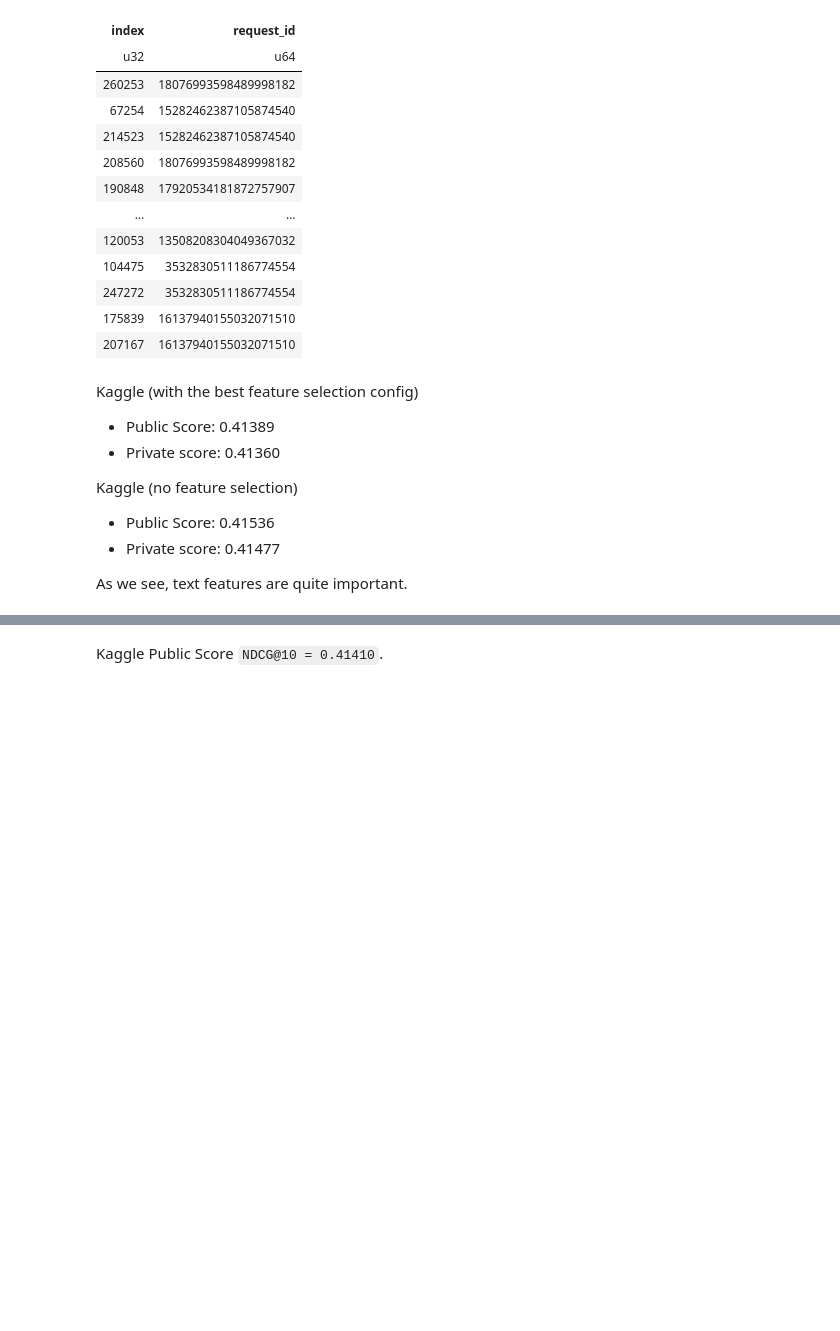
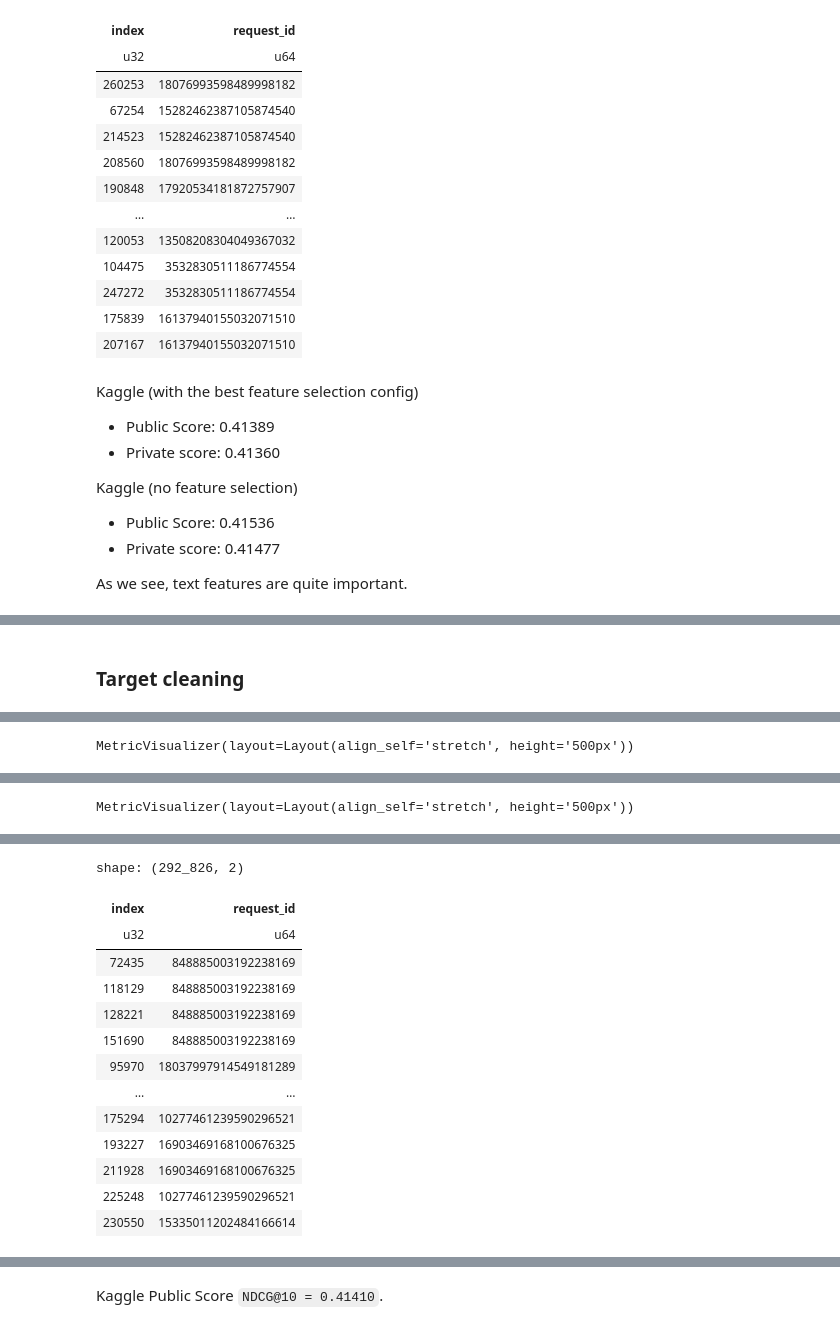
Before and after one commit to almayor/lavka-rs-contest, a Jupyter notebook: full_experiment.ipynb, the cells around one changed output, grey strips where cells are left out. Cells and saved outputs as stored; diff of their text form; code cells hidden in the pictures; blank space fills up the shorter version.

```diff
--- a/full_experiment.ipynb
+++ b/full_experiment.ipynb
@@ -678,0 +870,64 @@ Kaggle Public Score `NDCG@10 = 0.41441`.
+# %% [markdown]
+### Target cleaning
+# %%
+config = (Config.load('default_config.yaml')
+    .set('target', 'Weighted')
+    .set('target.cleaning.enabled', True)
+    .set('feature_selector.enabled', False)
+    # .set('feature_selector.correlation_threshold', 0.9)
+    .set('model.type', 'catboost_ranker')
+    .set('model.config.catboost_ranker.loss_function', 'YetiRankPairwise')
+    .set('model.config.catboost_ranker.eval_metric', 'NDCG:top=10')
+    .set('model.config.catboost_ranker.task_type', 'GPU')
+    .set('model.config.catboost_ranker.early_stopping_rounds', 50)
+    .set('model.config.catboost_ranker.learning_rate', 0.1)
+    .set('model.config.catboost_ranker.random_strength', 50)
+    .set('model.config.catboost_ranker.iterations', 500)
+    .set('model.config.catboost_ranker.score_function', "Cosine")
+    .set('feature_generators', [
+        "time_windows",
+        "random_noise",
+        "source_type",
+        "count_purchase_user_product",
+        "count_purchase_user_store",
+        "count_purchase_user_category",
+        "recency_user_product",
+        "recency_user_store",
+        "user_stats",
+        "product_stats",
+        "store_stats",
+        "city_stats",
+        "product_temporal_patterns",
+        "category_temporal_patterns",
+        "time_features_cycl_v2",
+        # "session_features_v2",
+        "frequency_features",
+        "product_popularity_trend",
+        "category_popularity_trend",
+        "cross_features",
+        "user_segments",
+        "russian_holiday",
+        "memory-based-cf",       # Collaborative filtering
+        "npmi-cf",               # Collaborative filtering
+        "puresvd-cf",            # Collaborative filtering
+        "svd-cf" ,               # Collaborative filtering
+        "bpr-popular",           # Implicit item2item
+        "product_embeddings",    # NLP feature
+        "category_embeddings",   # NLP feature
+        #  "user_product_similarity" # Weighted similarity between user history and product
+        "text_similarity_cluster", # Product clusters based on text similarity
+        "text_diversity_features", # How different a product is from user's history
+    ])
+)
+
+ranker_nosessfeats_cleantargets_experiment = Experiment("catboost_ranker_nosessfeats_cleantargets", config)
+ranker_nosessfeats_cleantargets_experiment.setup()
+
+ranker_results = ranker_nosessfeats_cleantargets_experiment.run()
+
+print(f"\nCatBoost Ranker Without Session Features and Cleaned Targets Results:")
+for metric, value in ranker_results['metrics'].items():
+    print(f"  {metric}: {value:.6f}")
+
+ranker_nosessfeats_cleantargets_experiment.create_submission()
+# %% [output]
@@ -678,0 +952 @@ Kaggle Public Score `NDCG@10 = 0.41441`.
+MetricVisualizer(layout=Layout(align_self='stretch', height='500px'))
@@ -678,0 +976 @@ Kaggle Public Score `NDCG@10 = 0.41441`.
+MetricVisualizer(layout=Layout(align_self='stretch', height='500px'))
@@ -678,0 +1001,14 @@ Kaggle Public Score `NDCG@10 = 0.41441`.
+shape: (292_826, 2)
+| index | request_id |
+| u32 | u64 |
+| 72435 | 848885003192238169 |
+| 118129 | 848885003192238169 |
+| 128221 | 848885003192238169 |
+| 151690 | 848885003192238169 |
+| 95970 | 18037997914549181289 |
+| … | … |
+| 175294 | 10277461239590296521 |
+| 193227 | 16903469168100676325 |
+| 211928 | 16903469168100676325 |
+| 225248 | 10277461239590296521 |
+| 230550 | 15335011202484166614 |
```
Also changed, not shown: parts of 26 cells of this notebook.
